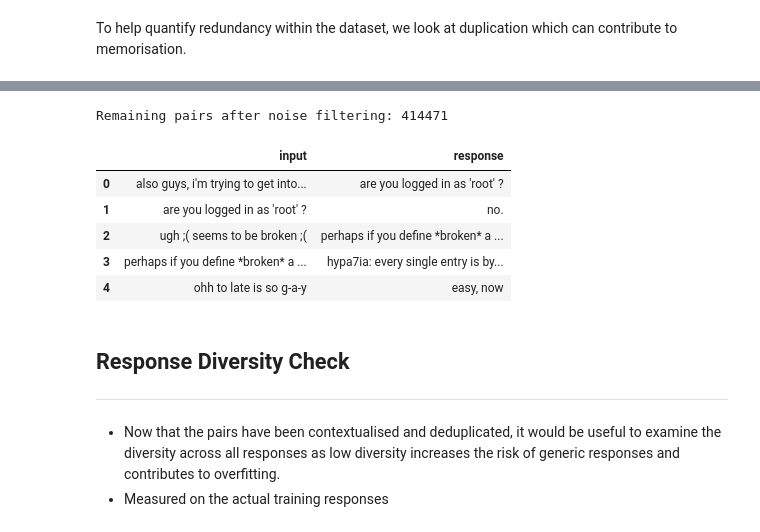
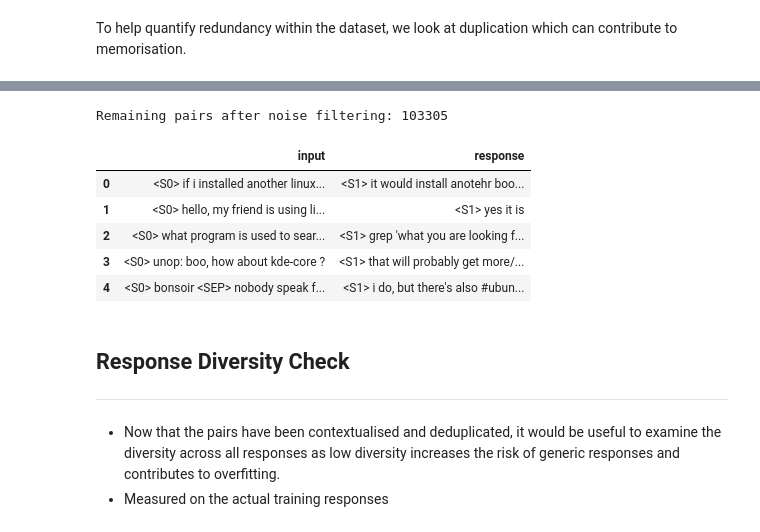
Before and after one commit to dyluc/csck507-ema, a Jupyter notebook: data-preprocessing.ipynb, the cells around one changed output, grey strips where cells are left out. Saved outputs shown, nothing was run; the diff lists cells and outputs as text; code cells hidden in the pictures.

Commit message:
Revert preprocessing outputs and notebook changes, split bpe utils into utils_bpe and restore utils

```diff
--- a/data-preprocessing.ipynb
+++ b/data-preprocessing.ipynb
@@ -221,24 +197,20 @@ Duplicate dialogue pairs: 2350
 # %%
-from utils import remove_noise
+from utils import filter_pair
 
-pairs_df = pairs_df[
-    pairs_df['input'].apply(remove_noise) &
-    pairs_df['response'].apply(remove_noise)]
-
+pairs_df = pairs_df[pairs_df.apply(filter_pair, axis=1)].reset_index(drop=True)
 pairs_df = pairs_df[pairs_df['input'] != pairs_df['response']]
-
 pairs_df = pairs_df.reset_index(drop=True)
 
 print("Remaining pairs after noise filtering:", len(pairs_df))
 pairs_df.head()
 # %% [output]
-Remaining pairs after noise filtering: 414471
+Remaining pairs after noise filtering: 103305
 |  | input | response |
-| 0 | also guys, i'm trying to get into... | are you logged in as 'root' ? |
-| 1 | are you logged in as 'root' ? | no. |
-| 2 | ugh ;( seems to be broken ;( | perhaps if you define *broken* a ... |
-| 3 | perhaps if you define *broken* a ... | hypa7ia: every single entry is by... |
-| 4 | ohh to late is so g-a-y | easy, now |
+| 0 | <S0> if i installed another linux... | <S1> it would install anotehr boo... |
+| 1 | <S0> hello, my friend is using li... | <S1> yes it is |
+| 2 | <S0> what program is used to sear... | <S1> grep 'what you are looking f... |
+| 3 | <S0> unop: boo, how about kde-core ? | <S1> that will probably get more/... |
+| 4 | <S0> bonsoir <SEP> nobody speak f... | <S1> i do, but there's also #ubun... |
 # %% [markdown]
 ## Response Diversity Check
 
```
Also changed, not shown: parts of 41 cells of this notebook, 15 other files.
